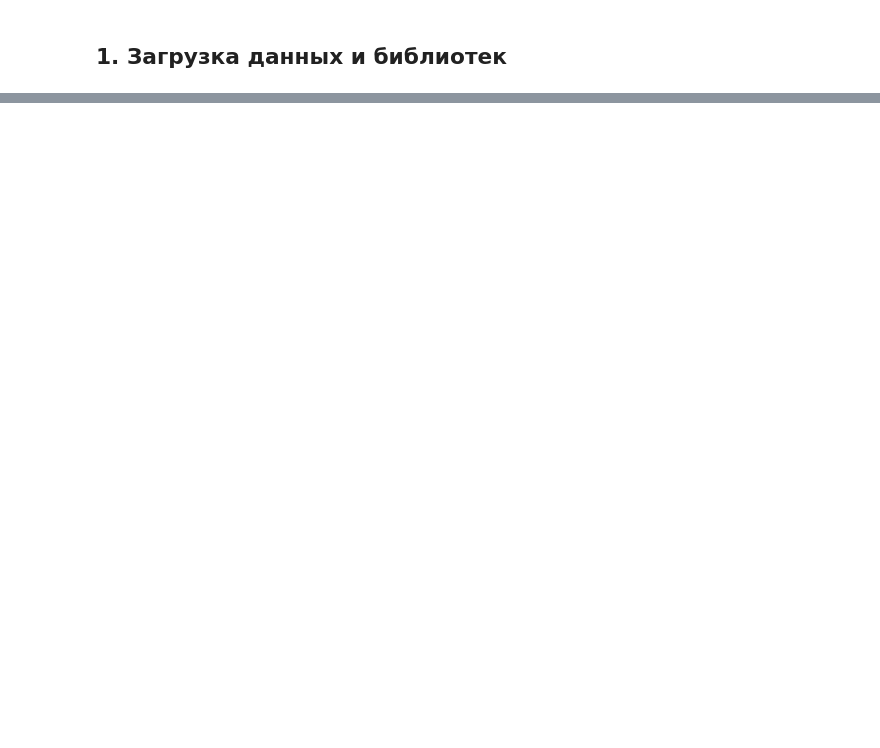
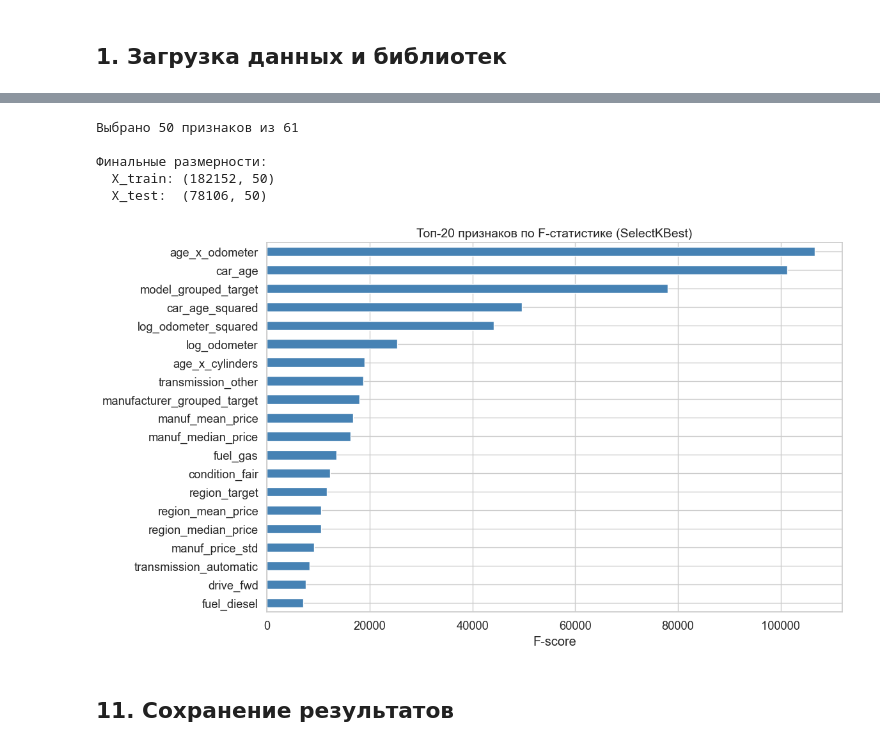
Before and after one commit to 700-2k/Craiglist-cars-price-prediction, a Jupyter notebook: notebooks/04_features.ipynb, the cells around one changed output, grey strips where cells are left out. Drawn from its saved outputs; the diff is of its cells as text; code cells hidden in the pictures; blank space fills up the shorter version.

```diff
--- a/notebooks/04_features.ipynb
+++ b/notebooks/04_features.ipynb
@@ -541,0 +559,10 @@ print("\nГотово к обучению моделей!")
+# %%
+X_train_clean = X_train_scaled.fillna(0)
+X_test_clean  = X_test_scaled.fillna(0)
+X_test_clean  = X_test_clean.reindex(columns=X_train_clean.columns, fill_value=0)
+
+# Корреляция с целевой переменной
+corr = X_train_clean.corrwith(y_train_log).abs().sort_values(ascending=False)
+
+print("Топ-15 признаков по |корреляции| с log(price):")
+print(corr.head(15).round(3).to_string())
@@ -541,0 +586,46 @@ print("\nГотово к обучению моделей!")
+# %%
+import gc
+
+K = min(50, X_train_clean.shape[1])
+
+# Используем numpy-массивы для экономии памяти при SelectKBest
+tr_arr = X_train_clean.values.astype(np.float32)
+te_arr = X_test_clean.values.astype(np.float32)
+
+selector = SelectKBest(score_func=f_regression, k=K)
+selector.fit(tr_arr, y_train_log.values)  # fit ТОЛЬКО на train!
+
+selected_mask     = selector.get_support()
+selected_features = X_train_clean.columns[selected_mask].tolist()
+
+X_train_final = X_train_clean[selected_features].copy()
+X_test_final  = X_test_clean[selected_features].copy()
+del tr_arr, te_arr; gc.collect()
+
+print(f"Выбрано {len(selected_features)} признаков из {X_train_clean.shape[1]}")
+print(f"\nФинальные размерности:")
+print(f"  X_train: {X_train_final.shape}")
+print(f"  X_test:  {X_test_final.shape}")
+
+# Визуализация F-scores
+scores = pd.Series(selector.scores_, index=X_train_clean.columns)
+top_scores = scores.nlargest(20).sort_values()
+
+fig, ax = plt.subplots(figsize=(12, 7))
+top_scores.plot.barh(ax=ax, color='steelblue', edgecolor='white')
+ax.set_title('Топ-20 признаков по F-статистике (SelectKBest)', fontsize=14)
+ax.set_xlabel('F-score')
+plt.tight_layout()
+Path('../reports/figures').mkdir(parents=True, exist_ok=True)
+plt.savefig('../reports/figures/feature_selection_scores.png', dpi=150)
+plt.show()
+# %% [output]
+Выбрано 50 признаков из 61
+
+Финальные размерности:
+  X_train: (182152, 50)
+  X_test:  (78106, 50)
+[figure, added]
+# %% [markdown]
+<a id='section-11'></a>
+## 11. Сохранение результатов
```
Also changed, not shown: parts of 76 cells of this notebook, 12 other files.
